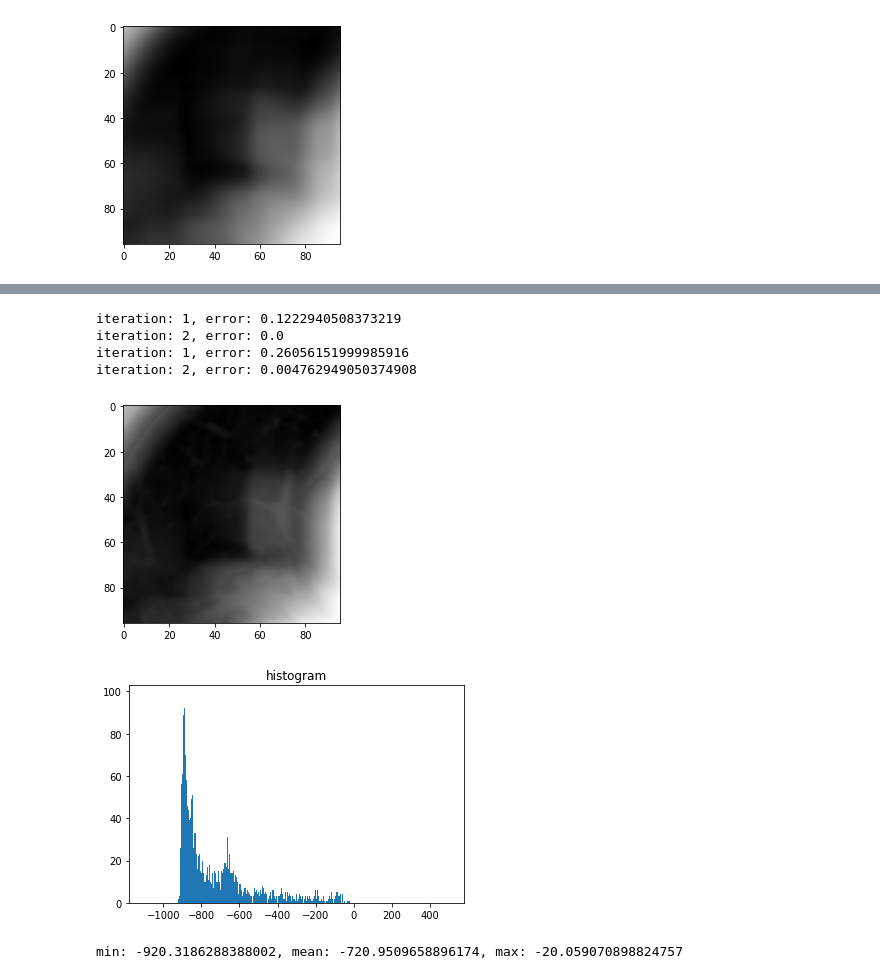
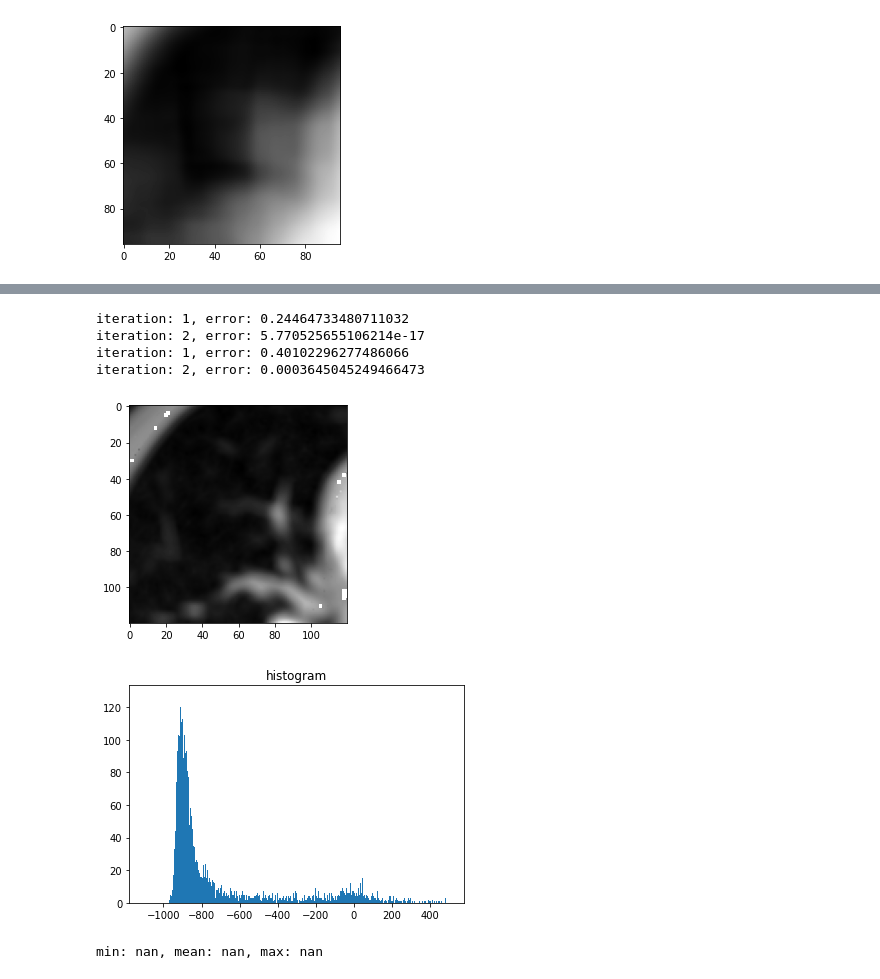
Before and after one commit to s-mostafa-a/CT-noise-statistical-characterization, a Jupyter notebook: notebooks/code_presentation.ipynb, the cells around one changed output, grey strips where cells are left out. Drawn from its saved outputs; the diff is of its cells as text; code cells hidden in the pictures.

```diff
--- a/notebooks/code_presentation.ipynb
+++ b/notebooks/code_presentation.ipynb
@@ -155,15 +155,15 @@ min: -917.5982968172553, mean: -723.2879773747702, max: -20.876597535427095
 # %% [markdown]
 ![expand](../resources/figs/end.png)
 # %%
-resul = run_third_algorithm_expectation_at_the_end(y, mu_9, non_central=True, constant_c=10, neighborhood_size=32, max_iter=5)
+resul = run_third_algorithm_expectation_at_the_end(y, mu_9, non_central=True, constant_c=10, neighborhood_size=8, max_iter=5)
 plt.imshow(resul, cmap='gray')
 plt.show()
 # %% [output]
-iteration: 1, error: 0.1222940508373219
-iteration: 2, error: 0.0
-iteration: 1, error: 0.26056151999985916
-iteration: 2, error: 0.004762949050374908
+iteration: 1, error: 0.24464733480711032
+iteration: 2, error: 5.770525655106214e-17
+iteration: 1, error: 0.40102296277486066
+iteration: 2, error: 0.0003645045249466473
-[figure, old version]
+[figure, new version]
 # %%
 flat = resul.flatten() - 1030
 ax = plt.subplot(1, 1, 1)
@@ -172,8 +172,8 @@ plt.title("histogram")
 plt.show()
 print(f'min: {np.min(flat)}, mean: {np.mean(flat)}, max: {np.max(flat)}')
 # %% [output]
-[figure, old version]
+[figure, new version]
-min: -920.3186288388002, mean: -720.9509658896174, max: -20.059070898824757
+min: nan, mean: nan, max: nan
 # %% [markdown]
 ![expand](../resources/figs/gam_pi.png)
 # %%
```
Also changed, not shown: parts of 4 cells of this notebook, 8 other files.
